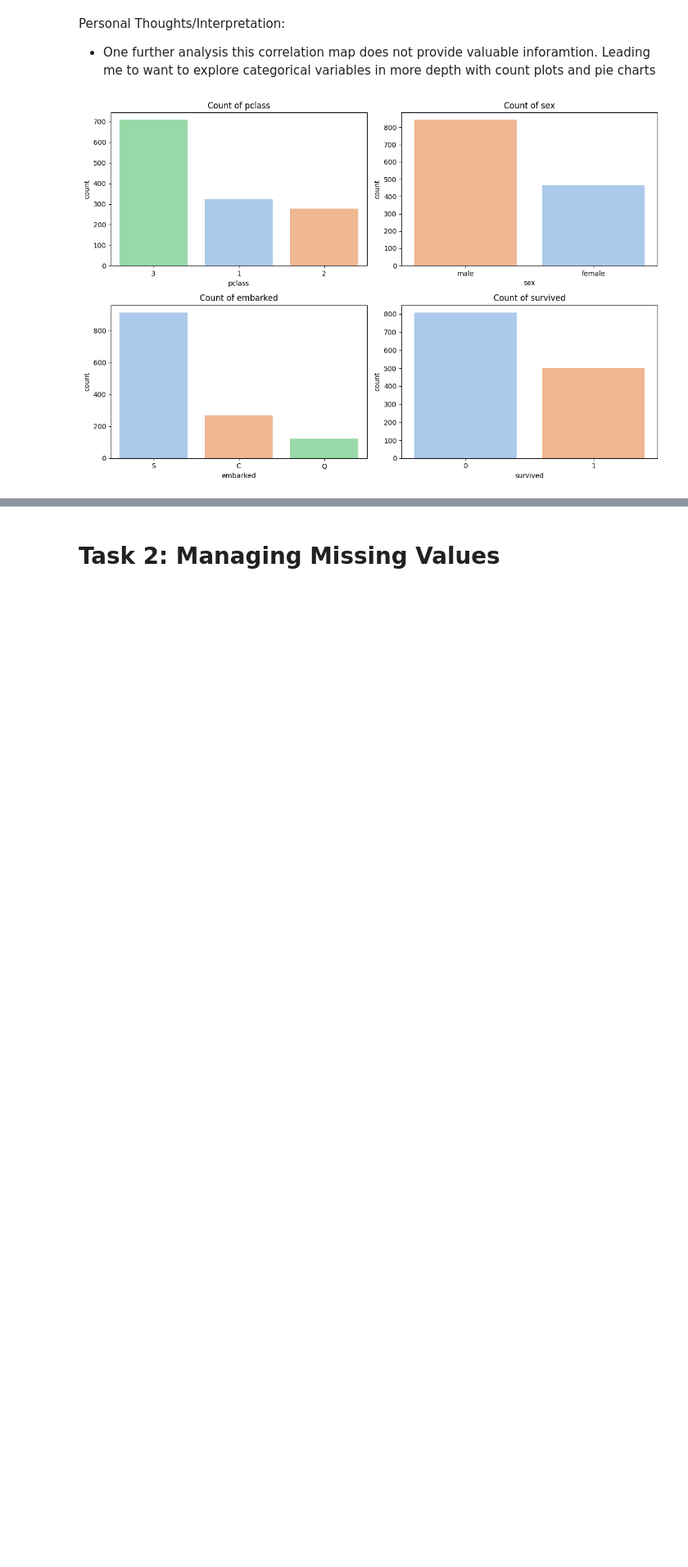
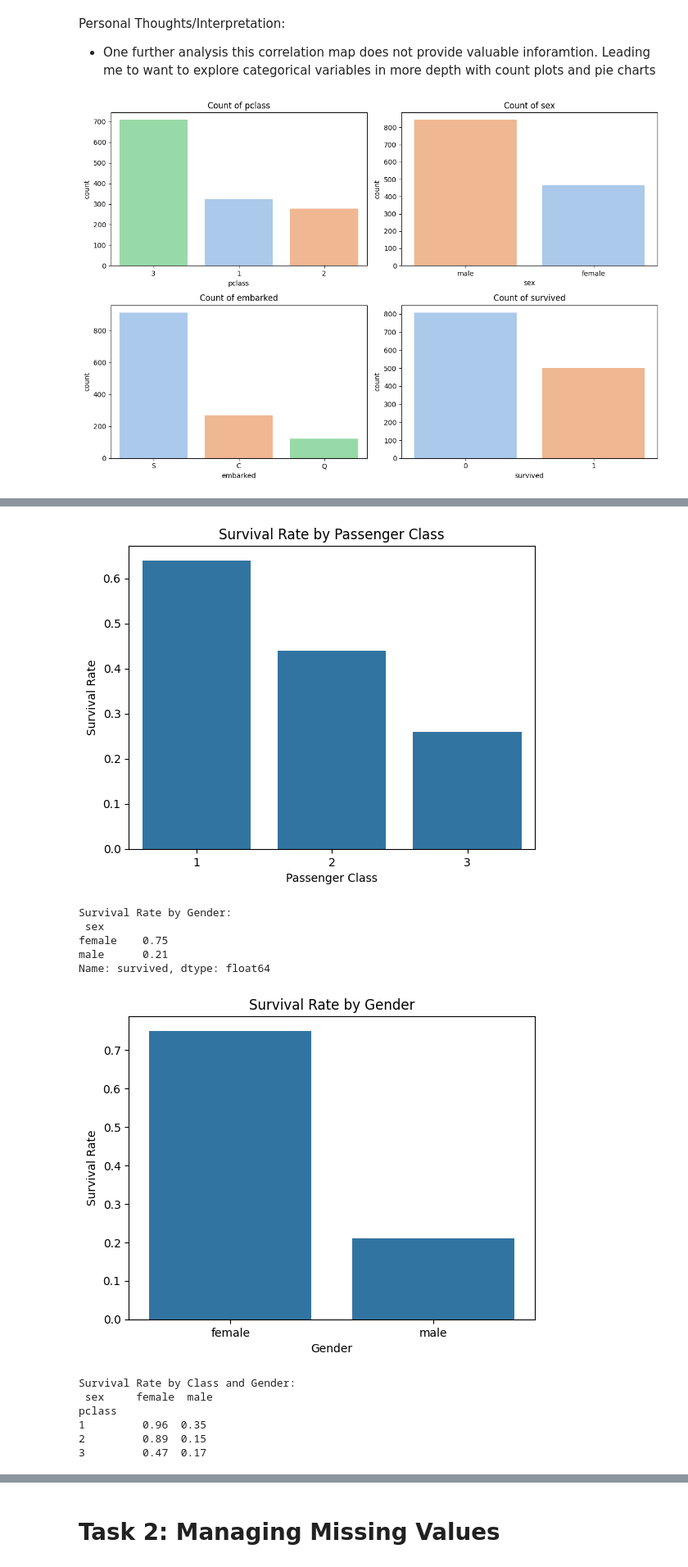
Before and after one commit to lucaskvz/AI-MACHINE-LEARNING-FOUNDATIONS, a Jupyter notebook: assignment_1_Lucas_Van_Zyl.ipynb, the cells around one changed output, grey strips where cells are left out. Shown at 82% size. Saved outputs shown, nothing was run; the diff lists cells and outputs as text; code cells hidden in the pictures; blank space fills up the shorter version.

```diff
--- a/assignment_1_Lucas_Van_Zyl.ipynb
+++ b/assignment_1_Lucas_Van_Zyl.ipynb
@@ -200,0 +216,55 @@ Embarkation Port:
+# %%
+# checking survival rate
+survival_by_class = dfEDA.groupby("pclass")["survived"].mean().round(2)
+sns.barplot(x=survival_by_class.index, y=survival_by_class.values)
+plt.xlabel("Passenger Class")
+plt.ylabel("Survival Rate")
+plt.title("Survival Rate by Passenger Class")
+plt.show()
+# Survival rate by gender
+survival_by_gender = dfEDA.groupby("sex")["survived"].mean().round(2)
+print("Survival Rate by Gender:\n", survival_by_gender)
+sns.barplot(x=survival_by_gender.index, y=survival_by_gender.values)
+plt.xlabel("Gender")
+plt.ylabel("Survival Rate")
+plt.title("Survival Rate by Gender")
+plt.show()
+
+# Survival rate by calss and gender
+survival_by_class_gender = dfEDA.groupby(["pclass", "sex"])["survived"].mean().round(2).unstack()
+print("Survival Rate by Class and Gender:\n", survival_by_class_gender)
+survival_by_class_gender.plot(kind="bar", stacked=True)
+plt.xlabel("Passenger Class")
+plt.ylabel("Survival Rate")
+plt.title("Survival Rate by Class and Gender")
+plt.legend(title="Sex")
+plt.show()
+
+# Check survival rate by embarkation port
+class_by_embarkation = dfEDA.groupby("embarked")["pclass"].value_counts(normalize=True).unstack()
+print("Class Distribution by Embarkation Port:\n", class_by_embarkation)
+survival_by_embarkation = dfEDA.groupby("embarked")["survived"].mean().round(2)
+print("Survival Rate by Embarkation Port:\n", survival_by_embarkation)
+fig, axes = plt.subplots(1, 2, figsize=(12, 5))
+sns.heatmap(class_by_embarkation, annot=True, ax=axes[0])
+axes[0].set_title("Class Distribution by Embarkation Port")
+sns.barplot(x=survival_by_embarkation.index, y=survival_by_embarkation.values, ax=axes[1])
+axes[1].set_xlabel("Embarkation Port")
+axes[1].set_ylabel("Survival Rate")
+axes[1].set_title("Survival Rate by Embarkation Port")
+plt.tight_layout()
+plt.show()
+# %% [output]
+[figure, added]
+Survival Rate by Gender:
+ sex
+female    0.75
+male      0.21
+Name: survived, dtype: float64
+[figure, added]
+Survival Rate by Class and Gender:
+ sex     female  male
+pclass
+1         0.96  0.35
+2         0.89  0.15
+3         0.47  0.17
```
Also changed, not shown: parts of 18 cells of this notebook, 1 other file.
